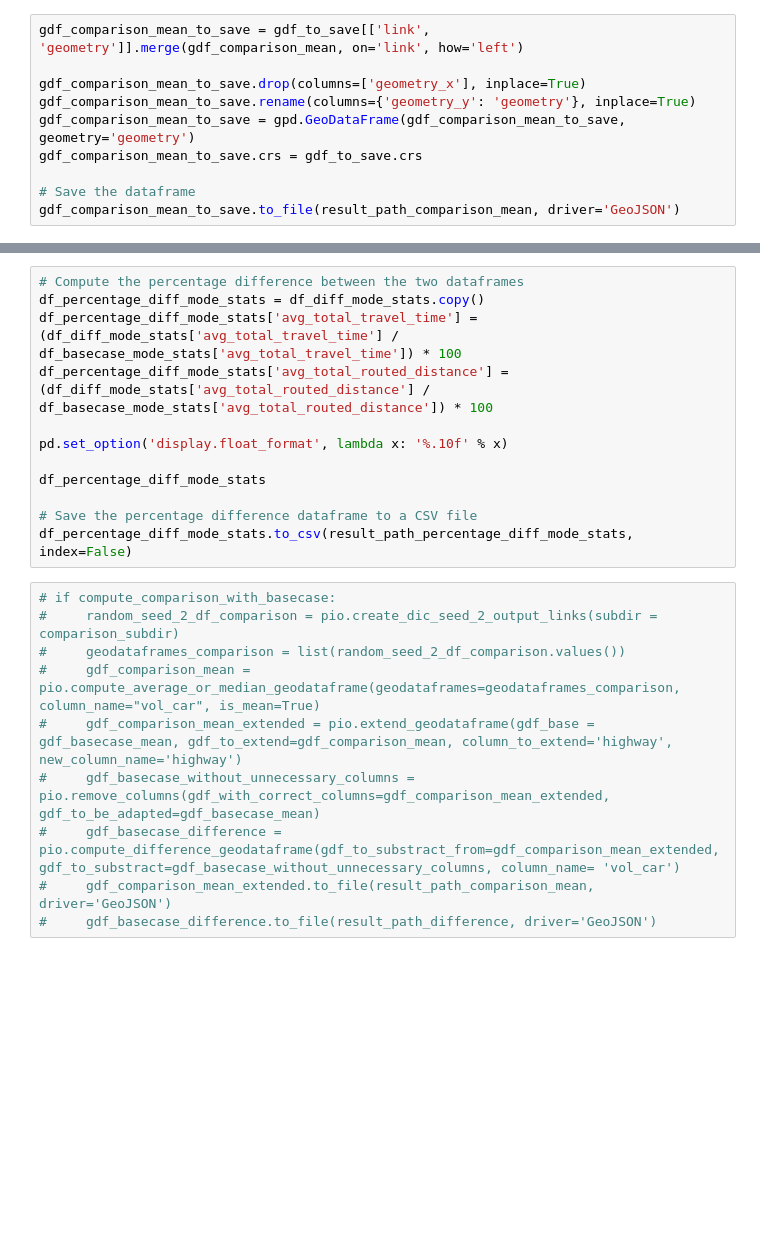
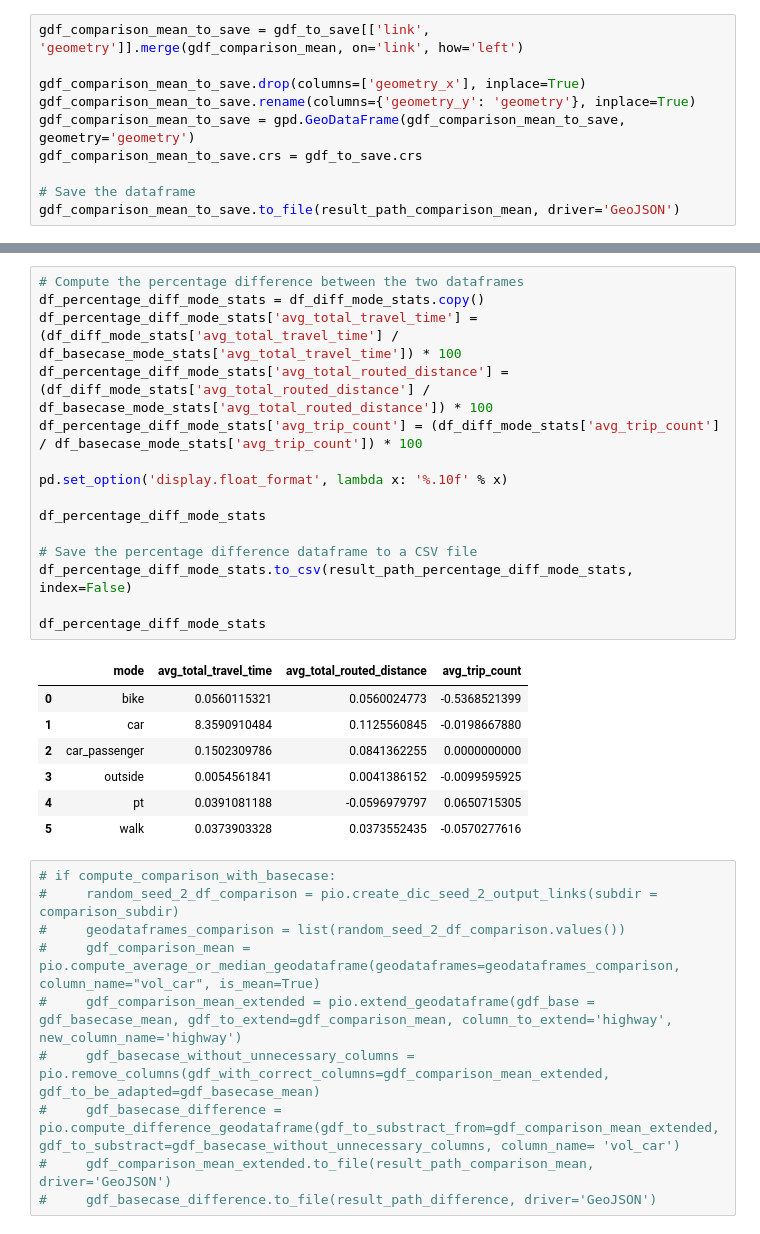
Before and after one commit to enatterer/matsim-ile-de-france, a Jupyter notebook: ile_de_france/src/main/python/process_output_of_simulations/create_base_links_pop_1pm.ipynb, the cells around one changed output, grey strips where cells are left out. Saved outputs shown, nothing was run; the diff lists cells and outputs as text; blank space fills up the shorter version.

```diff
--- a/ile_de_france/src/main/python/process_output_of_simulations/create_base_links_pop_1pm.ipynb
+++ b/ile_de_france/src/main/python/process_output_of_simulations/create_base_links_pop_1pm.ipynb
@@ -333,15 +383,26 @@ df_diff_mode_stats
 # %%
 # Compute the percentage difference between the two dataframes
 df_percentage_diff_mode_stats = df_diff_mode_stats.copy()
 df_percentage_diff_mode_stats['avg_total_travel_time'] = (df_diff_mode_stats['avg_total_travel_time'] / df_basecase_mode_stats['avg_total_travel_time']) * 100
 df_percentage_diff_mode_stats['avg_total_routed_distance'] = (df_diff_mode_stats['avg_total_routed_distance'] / df_basecase_mode_stats['avg_total_routed_distance']) * 100
+df_percentage_diff_mode_stats['avg_trip_count'] = (df_diff_mode_stats['avg_trip_count'] / df_basecase_mode_stats['avg_trip_count']) * 100
 
 pd.set_option('display.float_format', lambda x: '%.10f' % x)
 
 df_percentage_diff_mode_stats
 
 # Save the percentage difference dataframe to a CSV file
 df_percentage_diff_mode_stats.to_csv(result_path_percentage_diff_mode_stats, index=False)
+
+df_percentage_diff_mode_stats
+# %% [output]
+|  | mode | avg_total_travel_time | avg_total_routed_distance | avg_trip_count |
+| 0 | bike | 0.0560115321 | 0.0560024773 | -0.5368521399 |
+| 1 | car | 8.3590910484 | 0.1125560845 | -0.0198667880 |
+| 2 | car_passenger | 0.1502309786 | 0.0841362255 | 0.0000000000 |
+| 3 | outside | 0.0054561841 | 0.0041386152 | -0.0099595925 |
+| 4 | pt | 0.0391081188 | -0.0596979797 | 0.0650715305 |
+| 5 | walk | 0.0373903328 | 0.0373552435 | -0.0570277616 |
 # %%
 # if compute_comparison_with_basecase:
 #     random_seed_2_df_comparison = pio.create_dic_seed_2_output_links(subdir = comparison_subdir)
```
Also changed, not shown: parts of 8 cells of this notebook, 2 other files.
